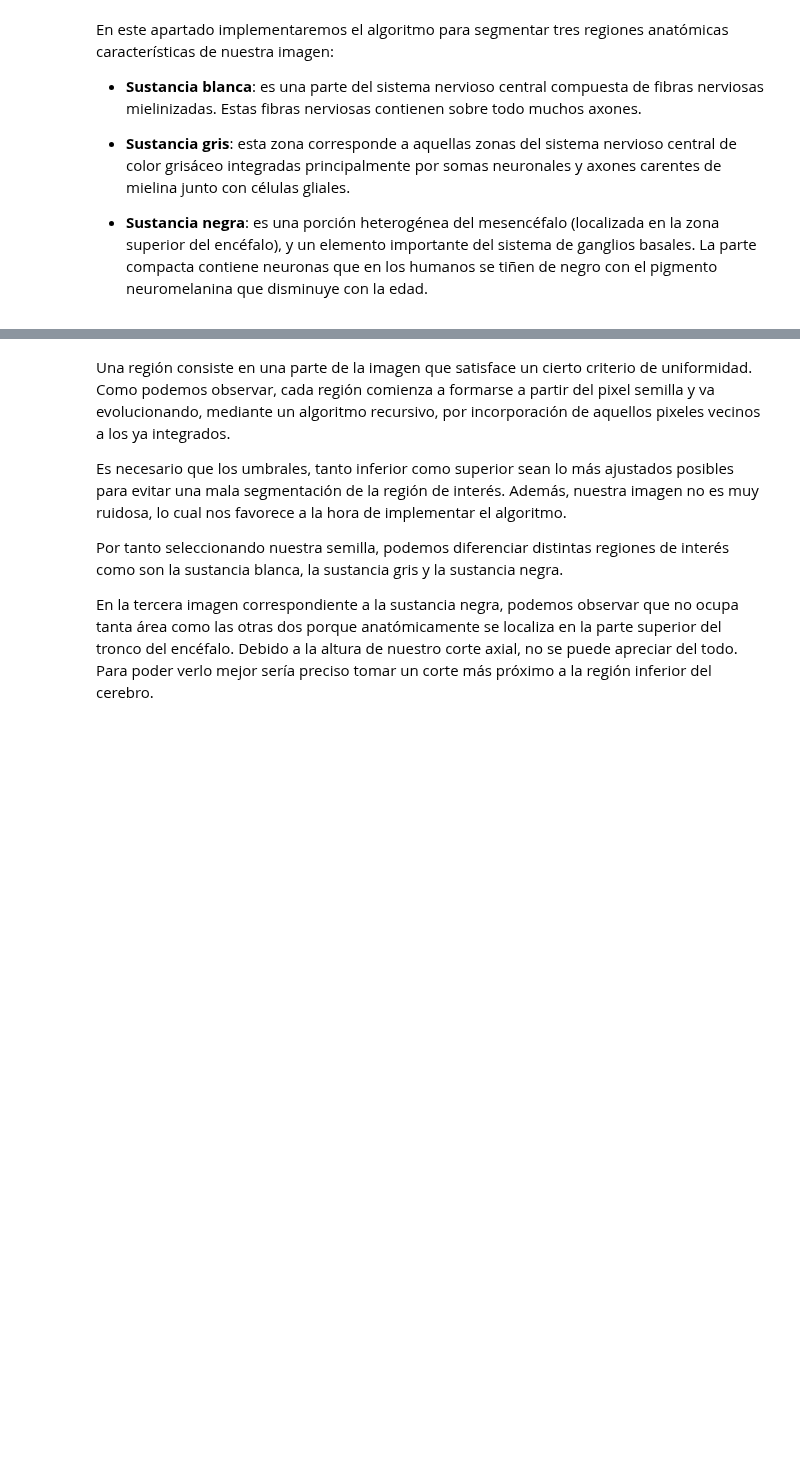
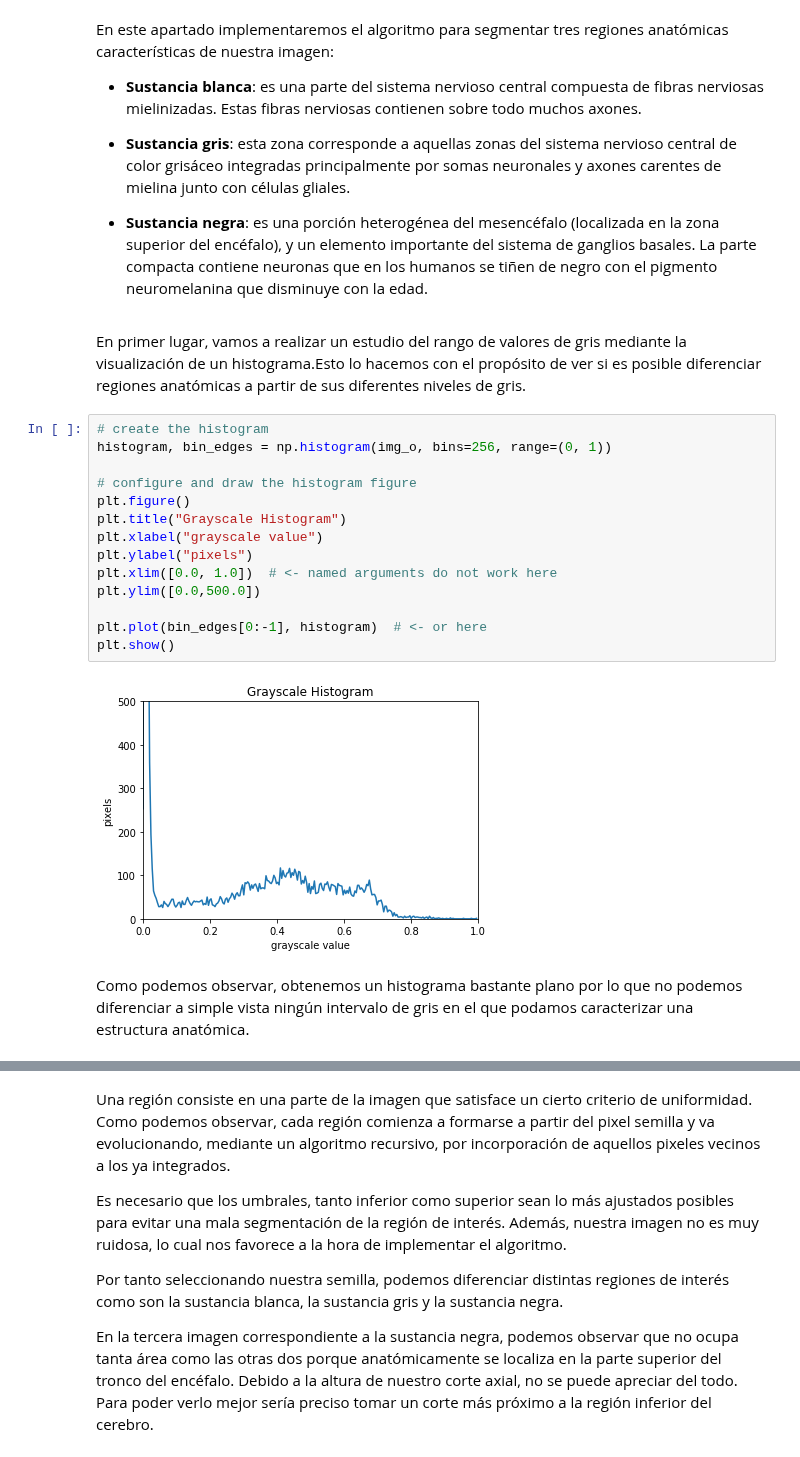
Before and after one commit to Mariaprddz/Analisis, a Jupyter notebook: Analisis/Practica2/Crecimiento_regiones.ipynb, the cells around one changed output, grey strips where cells are left out. Saved outputs shown, nothing was run; the diff lists cells and outputs as text; blank space fills up the shorter version.

```diff
--- a/Analisis/Practica2/Crecimiento_regiones.ipynb
+++ b/Analisis/Practica2/Crecimiento_regiones.ipynb
@@ -122,3 +124,23 @@ En este apartado implementaremos el algoritmo para segmentar tres regiones anat
 *   **Sustancia gris**: esta zona corresponde a aquellas zonas del sistema nervioso central de color grisáceo integradas principalmente por somas neuronales y axones carentes de mielina junto con células gliales.
 
 *   **Sustancia negra**: es una porción heterogénea del mesencéfalo (localizada en la zona superior del encéfalo), y un elemento importante del sistema de ganglios basales. La parte compacta contiene neuronas que en los humanos se tiñen de negro con el pigmento neuromelanina que disminuye con la edad.
+# %% [markdown]
+En primer lugar, vamos a realizar un estudio del rango de valores de gris mediante la visualización de un histograma.Esto lo hacemos con el propósito de ver si es posible diferenciar regiones anatómicas a partir de sus diferentes niveles de gris.
+# %%
+# create the histogram
+histogram, bin_edges = np.histogram(img_o, bins=256, range=(0, 1))
+
+# configure and draw the histogram figure
+plt.figure()
+plt.title("Grayscale Histogram")
+plt.xlabel("grayscale value")
+plt.ylabel("pixels")
+plt.xlim([0.0, 1.0])  # <- named arguments do not work here
+plt.ylim([0.0,500.0])
+
+plt.plot(bin_edges[0:-1], histogram)  # <- or here
+plt.show()
+# %% [output]
+[figure, added]
+# %% [markdown]
+Como podemos observar, obtenemos un histograma bastante plano por lo que no podemos diferenciar a simple vista ningún intervalo de gris en el que podamos caracterizar una estructura anatómica.
```
Also changed, not shown: parts of 10 cells of this notebook.
